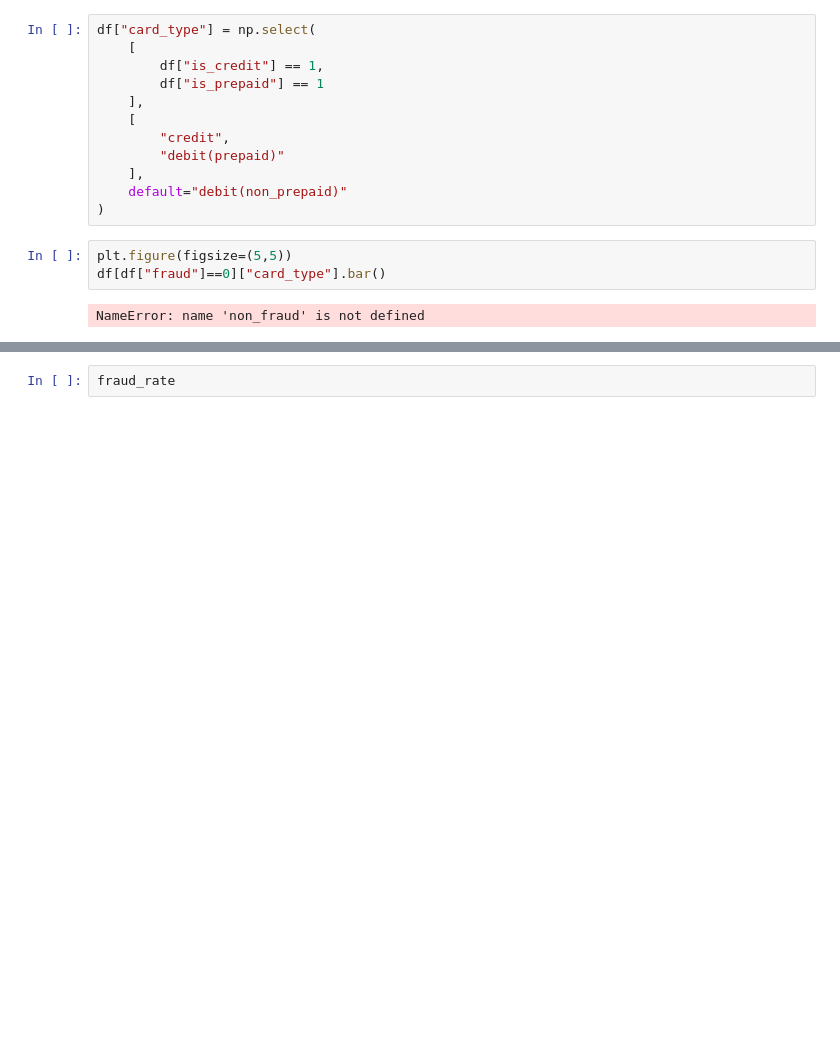
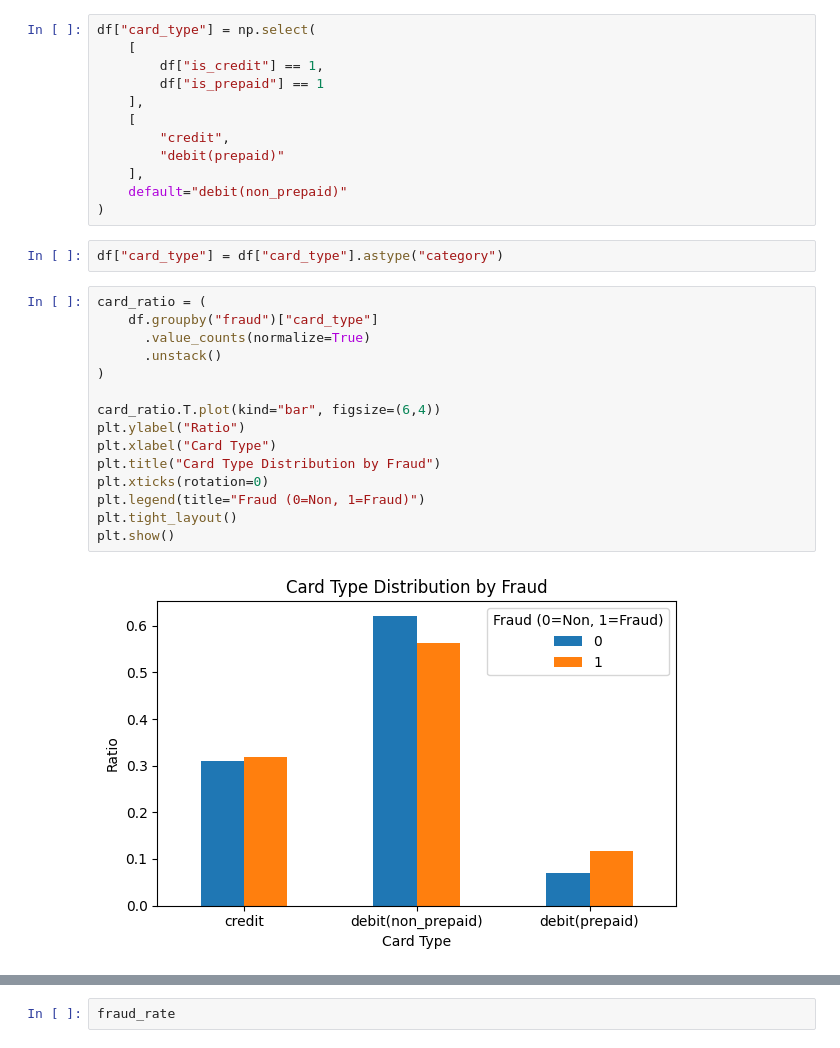
Before and after one commit to BDAIFin/knk, a Jupyter notebook: EDA.ipynb, the cells around one changed output, grey strips where cells are left out. Saved outputs shown, nothing was run; the diff lists cells and outputs as text; blank space fills up the shorter version.

```diff
--- a/EDA.ipynb
+++ b/EDA.ipynb
@@ -1570,8 +1569,22 @@ df["card_type"] = np.select(
     ],
     default="debit(non_prepaid)"
 )
+# %%
+df["card_type"] = df["card_type"].astype("category")
 # %%
-plt.figure(figsize=(5,5))
-df[df["fraud"]==0]["card_type"].bar()
+card_ratio = (
+    df.groupby("fraud")["card_type"]
+      .value_counts(normalize=True)
+      .unstack()
+)
+
+card_ratio.T.plot(kind="bar", figsize=(6,4))
+plt.ylabel("Ratio")
+plt.xlabel("Card Type")
+plt.title("Card Type Distribution by Fraud")
+plt.xticks(rotation=0)
+plt.legend(title="Fraud (0=Non, 1=Fraud)")
+plt.tight_layout()
+plt.show()
 # %% [output]
-NameError: name 'non_fraud' is not defined
+[figure, added]
```
Also changed, not shown: parts of 77 cells of this notebook, 5 other files.
